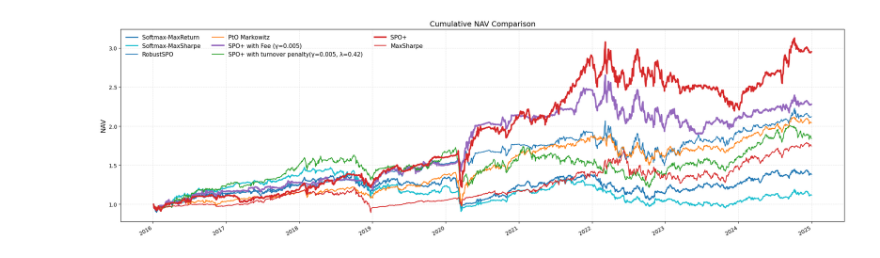
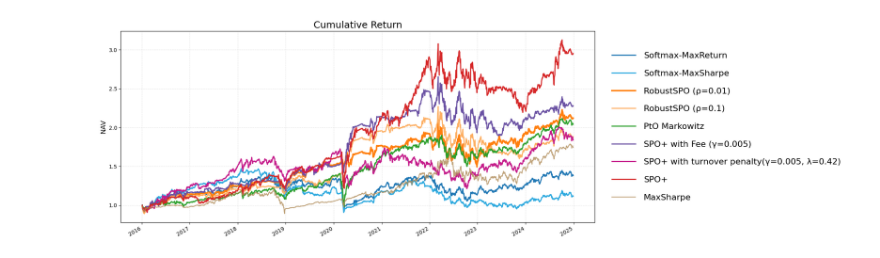
Before and after one commit to UnbreakablePACHES/spo4portfolio-v2, a Jupyter notebook: notebooks/ResultPlot.ipynb, the cells around one changed output. Cells and saved outputs as stored; diff of their text form; code cells hidden in the pictures.

Commit message:
updated plot notebook

```diff
--- a/notebooks/ResultPlot.ipynb
+++ b/notebooks/ResultPlot.ipynb
@@ -1,13 +1,16 @@
 # %%
 import os
 import pandas as pd
+import numpy as np
+import matplotlib.pyplot as plt
 
 rename_map = {
     # ===== Predict-then-Optimize baselines =====
     "LinearNNSoftmax_softmax_rolling_20251220_0149“maxreturn”": "Softmax-MaxReturn",
     "LinearNNSoftmax_softmax_rolling_20251222_1806“maxsharpe”": "Softmax-MaxSharpe",
     # ===== Robust SPO =====
-    "LinearRobustSPO_linear_rolling_20251224_1830”RobustSPO“": "RobustSPO",
+    "LinearRobustSPO_linear_rolling_20251224_1830”RobustSPO, rho=0.01“": "RobustSPO (ρ=0.01)",
+    "LinearRobustSPO_linear_rolling_20251227_1709“rho=0.1”": "RobustSPO (ρ=0.1)",
     # ===== SPO+ variants =====
     "LinearSPO+_linear_rolling_20251223_1614“markowitzPO”": "PtO Markowitz",
     "LinearSPO+_linear_rolling_20251224_2011“gamma=0.005”": "SPO+ with Fee (γ=0.005)",
@@ -145,17 +144,25 @@ style_map = {
 # %%
 fig, ax = plt.subplots(figsize=(20, 6))
 
 for col in nav_df.columns:
     style = style_map.get(col, {})
     nav_df[col].plot(ax=ax, label=col, **style)
 
 ax.set_ylabel("NAV", fontsize=13)
-ax.set_title("Cumulative NAV Comparison", fontsize=14)
+ax.set_title("Cumulative Return", fontsize=18)
 ax.grid(True, linestyle="--", alpha=0.3)
 
-ax.legend(ncol=3, fontsize=11, frameon=False, loc="upper left")
+ax.legend(
+    loc="center left",
+    bbox_to_anchor=(1.02, 0.5),
+    fontsize=16,
+    frameon=False,
+    labelspacing=1.2,  # ⭐ 标签上下间距（核心）
+    handletextpad=1.0,  # 线和文字的距离
+    handlelength=2.8,  # 线段长度
+)
 
 plt.tight_layout()
 plt.show()
 # %% [output]
-[figure, old version]
+[figure, new version]
```
Also changed, not shown: parts of 5 cells of this notebook.
